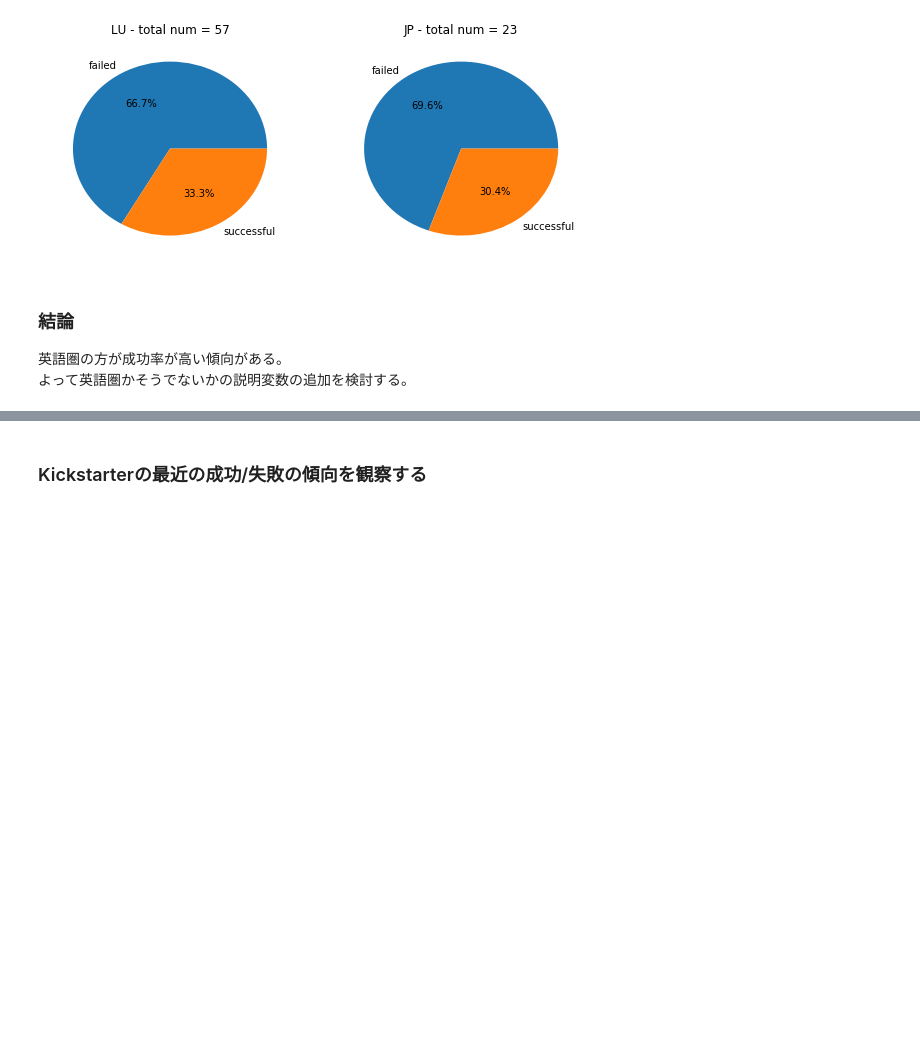
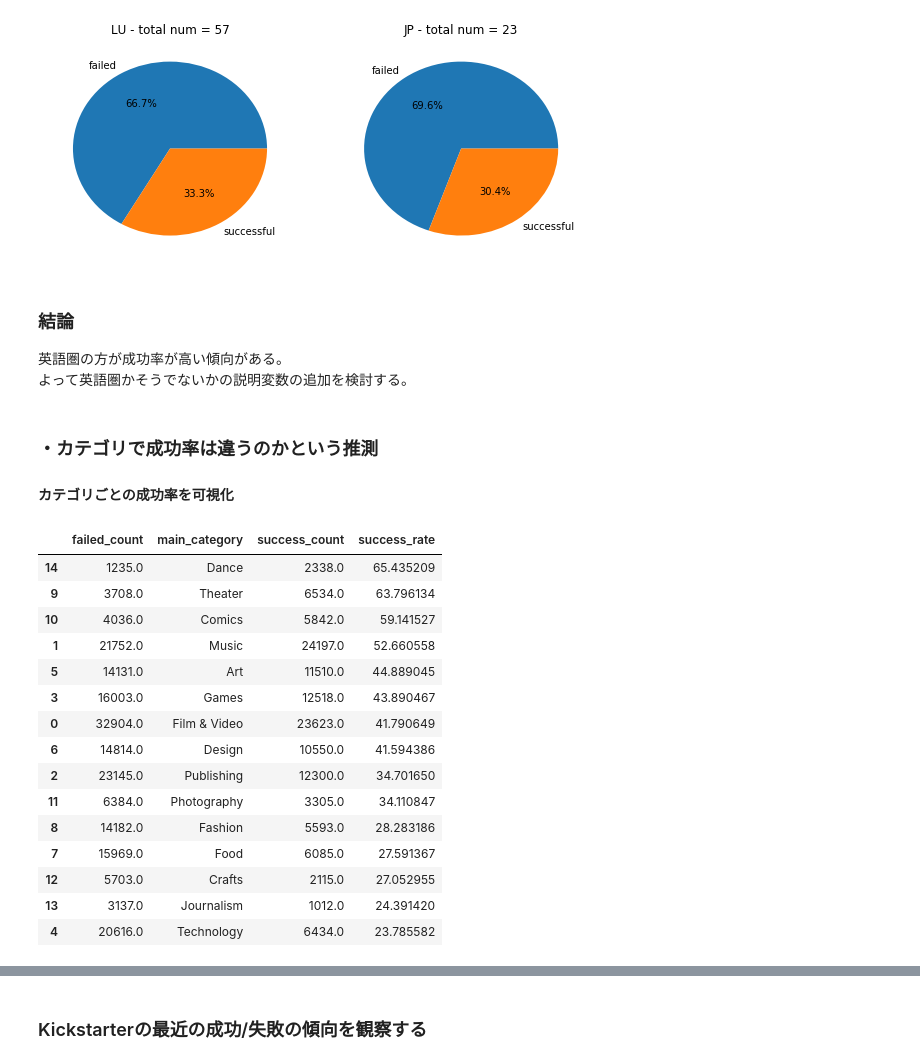
Before and after one commit to a-ozaki-a-ozaki-a-ozaki/KagawaAI_Homework, a Jupyter notebook: Day2_work_尾崎晃広.ipynb, the cells around one changed output, grey strips where cells are left out. Cells and saved outputs as stored; diff of their text form; code cells hidden in the pictures; blank space fills up the shorter version.

```diff
--- a/Day2_work_尾崎晃広.ipynb
+++ b/Day2_work_尾崎晃広.ipynb
@@ -312,3 +363,50 @@ for country in country_x:
 ### 結論
 英語圏の方が成功率が高い傾向がある。
 よって英語圏かそうでないかの説明変数の追加を検討する。
+# %% [markdown]
+### ・カテゴリで成功率は違うのかという推測
+#### カテゴリごとの成功率を可視化
+# %%
+df_success_or_failed = df_origin[(df_origin["state"] == "successful") | (df_origin["state"] == "failed")]
+
+main_category_x = df_success_or_failed["main_category"].value_counts().index
+df_success_rate = pd.DataFrame({"main_category":main_category_x.values,
+                                   "success_rate":np.zeros(len(main_category_x.values)),
+                                    "success_count":np.zeros(len(main_category_x.values)),
+                                    "failed_count":np.zeros(len(main_category_x.values))})
+
+# メインカテゴリごとの成功割合を計算した結果のDataFrameを作成
+# 成功割合 = 成功した件数 / あるカテゴリの成功した件数と失敗した件数の総和
+row_index = 0
+for main_category in main_category_x:
+    df_main_category = df_success_or_failed[df_success_or_failed["main_category"] == main_category]
+    df_main_category_success = df_main_category[df_main_category["state"] == "successful"]
+    df_main_category_failed = df_main_category[df_main_category["state"] == "failed"]
+    df_success_rate.loc[row_index, "success_rate"] = (len(df_main_category_success) / len(df_main_category)) * 100
+    df_success_rate.loc[row_index, "success_count"] = len(df_main_category_success)
+    df_success_rate.loc[row_index, "failed_count"] = len(df_main_category_failed)
+    row_index = row_index + 1
+    #plt.plot(x, y_true, linestyle='--', linewidth=3, color='orange', label='True model')
+
+# 成功率でソート
+df_success_rate = df_success_rate.sort_values(by=["success_rate"],
+                                                        ascending=[False])
+# 上手くグラフ化したい
+df_success_rate
+# %% [output]
+|  | failed_count | main_category | success_count | success_rate |
+| 14 | 1235.0 | Dance | 2338.0 | 65.435209 |
+| 9 | 3708.0 | Theater | 6534.0 | 63.796134 |
+| 10 | 4036.0 | Comics | 5842.0 | 59.141527 |
+| 1 | 21752.0 | Music | 24197.0 | 52.660558 |
+| 5 | 14131.0 | Art | 11510.0 | 44.889045 |
+| 3 | 16003.0 | Games | 12518.0 | 43.890467 |
+| 0 | 32904.0 | Film & Video | 23623.0 | 41.790649 |
+| 6 | 14814.0 | Design | 10550.0 | 41.594386 |
+| 2 | 23145.0 | Publishing | 12300.0 | 34.701650 |
+| 11 | 6384.0 | Photography | 3305.0 | 34.110847 |
+| 8 | 14182.0 | Fashion | 5593.0 | 28.283186 |
+| 7 | 15969.0 | Food | 6085.0 | 27.591367 |
+| 12 | 5703.0 | Crafts | 2115.0 | 27.052955 |
+| 13 | 3137.0 | Journalism | 1012.0 | 24.391420 |
+| 4 | 20616.0 | Technology | 6434.0 | 23.785582 |
```
Also changed, not shown: parts of 8 cells of this notebook.
